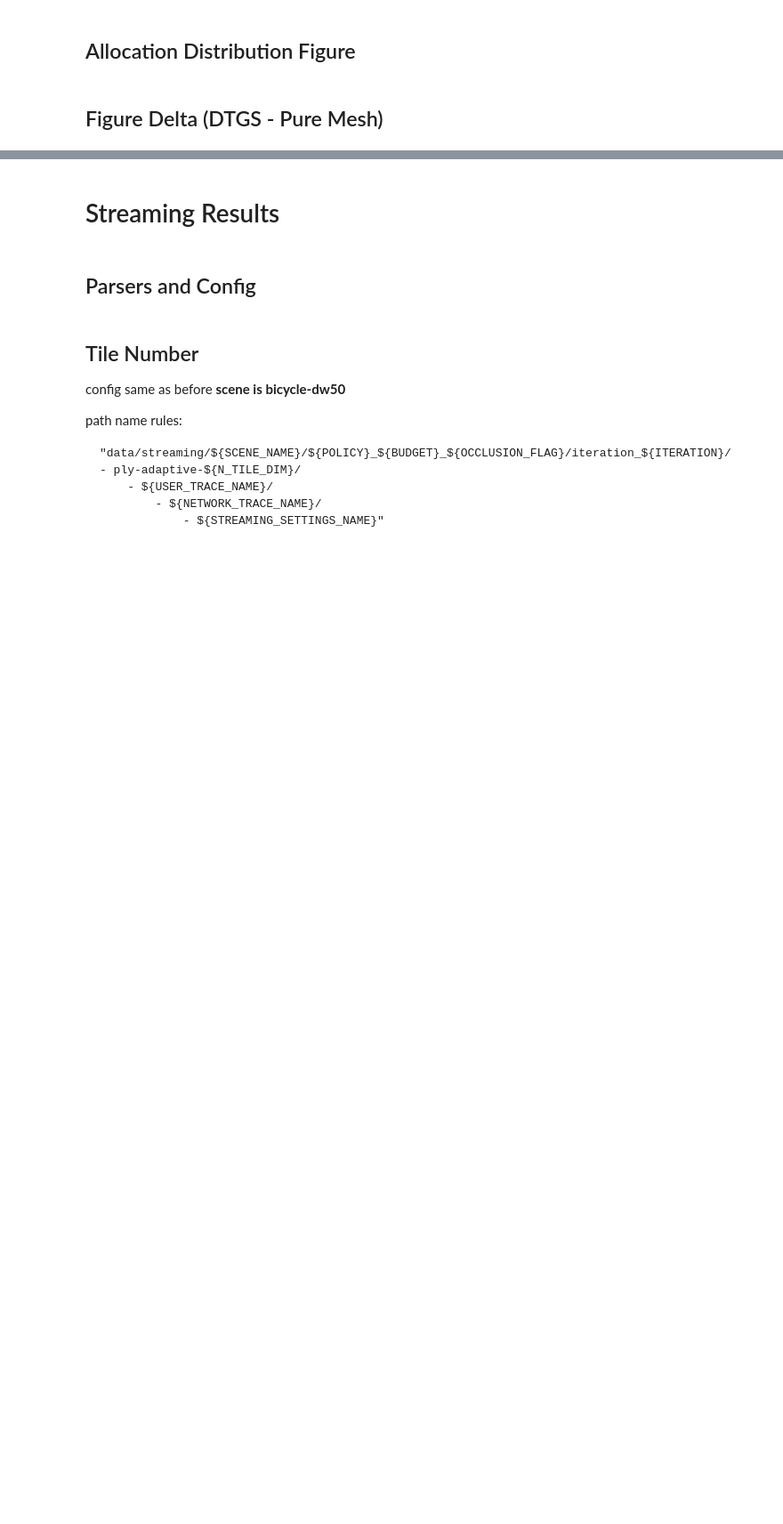
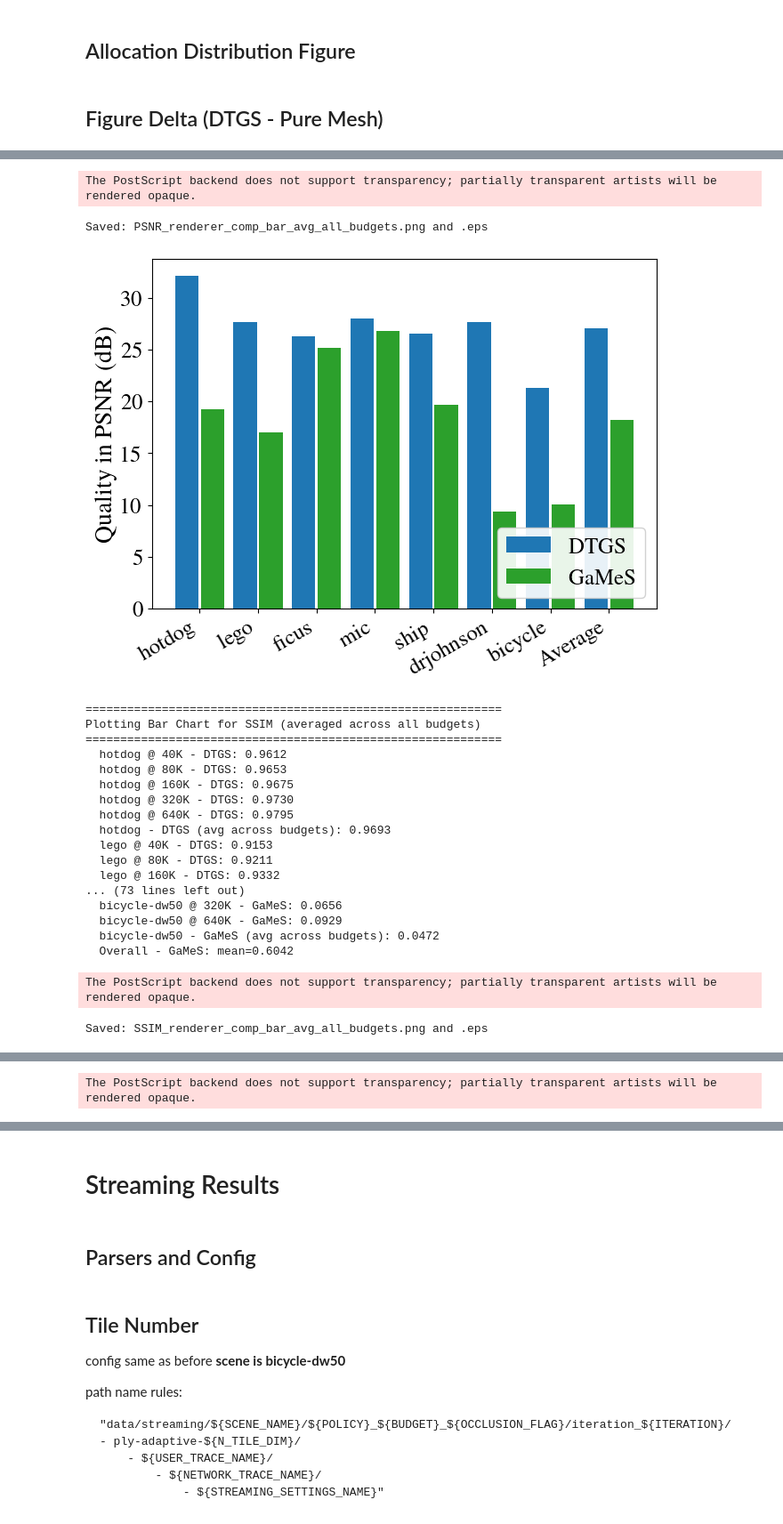
Before and after one commit to SYJINTW/mesh-splat, a Jupyter notebook: plotting.ipynb, the cells around one changed output, grey strips where cells are left out. Shown at 89% size. Drawn from its saved outputs; the diff is of its cells as text; code cells hidden in the pictures; blank space fills up the shorter version.

```diff
--- a/plotting.ipynb
+++ b/plotting.ipynb
@@ -1143,13 +1138,14 @@ def plot_renderer_comp_bar():
 
     For each metric (PSNR/SSIM/LPIPS):
     - x-axis: bar groups for each scene + overall average
-    - Each group has bars for different renderers (DTGS, TGS, GaMeS)
+    - Each group has bars for different renderers (DTGS, GaMeS)
     - y-axis: quality in PSNR/SSIM/LPIPS
+    - Values are averaged across all budgets (40k, 80k, 160k, 320k, 640k)
     """
     ITERATION = 'ours_15000'
     MESH_ITERATION = 'ours_1'
     POLICY = 'uniform'
-    BUDGET = 640000  # Using highest budget for comparison
+    BUDGETS = [40000, 80000, 160000, 320000, 640000]  # Average across all budgets
 
     input_dir = Path('./data')
     games_dir = Path('./data/games_results')
@@ -1159,7 +1155,6 @@ def plot_renderer_comp_bar():
     # Define renderers
     renderers = [
         {'name': 'dtgs', 'label': 'DTGS', 'color': color_palette[0], 'is_games': False},
-        # {'name': 'tgs', 'label': 'TGS', 'color': color_palette[1], 'is_games': False},
         {'name': 'games', 'label': 'GaMeS', 'color': color_palette[2], 'is_games': True},
     ]
 
@@ -1174,7 +1169,7 @@ def plot_renderer_comp_bar():
         fig, ax = plt.subplots(figsize=figsize)
 
         print(f"\n{'='*60}")
-        print(f"Plotting Bar Chart for {metric_key}")
+        print(f"Plotting Bar Chart for {metric_key} (averaged across all budgets)")
         print(f"{'='*60}")
 
         # x-axis labels: scene names + "Average"
@@ -1202,31 +1197,36 @@ def plot_renderer_comp_bar():
                 else:
                     scene_dir = input_dir / scene
 
-                if renderer_name == 'dtgs' or renderer_name == 'games':
-                    policy_file = scene_dir / f'{POLICY}_{BUDGET}_occlusion' / 'per_view_gs_mesh.json'
-                elif renderer_name == 'tgs':
-                    policy_file = scene_dir / f'{POLICY}_{BUDGET}_no_occlusion' / 'per_view_gs_mesh.json'
+                # Collect values across all budgets for this scene
+                budget_values = []
 
-                if policy_file.exists():
-                    with open(policy_file, 'r') as f:
-                        data = json.load(f)
+                for budget in BUDGETS:
+                    policy_file = scene_dir / f'{POLICY}_{budget}_occlusion' / 'per_view_gs_mesh.json'
 
-                    if ITERATION in data:
-                        metric_data = data[ITERATION][metric_key]
-                        if isinstance(metric_data, dict):
-                            values = [v for v in metric_data.values() if v != -1.0]
-                            scene_mean = np.mean(values)
-                        else:
-                            scene_mean = metric_data
+                    if policy_file.exists():
+                        with open(policy_file, 'r') as f:
+                            data = json.load(f)
 
-                        group_values.append(scene_mean)
-                        scene_values.append(scene_mean)
-                        print(f"  {scene} - {renderer['label']}: mean={scene_mean:.4f}")
-                    else:
-                        group_values.append(0)
+                        if ITERATION in data:
+                            metric_data = data[ITERATION][metric_key]
+                            if isinstance(metric_data, dict):
+                                values = [v for v in metric_data.values() if v != -1.0]
+                                budget_mean = np.mean(values)
+                            else:
+                                budget_mean = metric_data
+
+                            budget_values.append(budget_mean)
+                            print(f"  {scene} @ {budget//1000}K - {renderer['label']}: {budget_mean:.4f}")
+
+                # Average across budgets for this scene
+                if budget_values:
+                    scene_avg = np.mean(budget_values)
+                    group_values.append(scene_avg)
+                    scene_values.append(scene_avg)
+                    print(f"  {scene} - {renderer['label']} (avg across budgets): {scene_avg:.4f}")
                 else:
-                    print(f"  {scene} - {renderer['label']}: File not found")
                     group_values.append(0)
+                    print(f"  {scene} - {renderer['label']}: No data found")
 
             # Add overall average
             if scene_values:
@@ -1242,7 +1242,6 @@ def plot_renderer_comp_bar():
                    label=renderer['label'], color=renderer['color'])
 
         # Formatting
-        # ax.set_xlabel('Scene', fontsize=20)
         ax.set_ylabel(f"Quality in {metric_info['ylabel']}", fontsize=20)
         ax.set_xticks(x_pos + (n_renderers - 1) * (bar_width + bar_btw_space) / 2)
         ax.set_xticklabels(x_labels, fontsize=16, rotation=30, ha='right')
@@ -1256,7 +1255,7 @@ def plot_renderer_comp_bar():
         fig.set_constrained_layout(True)
 
         # Save
-        base_name = f'{metric_key}_renderer_comp_bar_budget{BUDGET//1000}K'
+        base_name = f'{metric_key}_renderer_comp_bar_avg_all_budgets'
         plt.savefig(output_dir / f'{base_name}.png', dpi=300, bbox_inches='tight')
         plt.savefig(output_dir / f'{base_name}.eps', format='eps', bbox_inches='tight')
         print(f"\nSaved: {base_name}.png and .eps\n")
@@ -1267,3 +1266,4 @@ def plot_renderer_comp_bar():
 
 # Run the bar plot
 plot_renderer_comp_bar()
+# %% [output]
@@ -1269,0 +1287,22 @@ plot_renderer_comp_bar()
+The PostScript backend does not support transparency; partially transparent artists will be rendered opaque.
+Saved: PSNR_renderer_comp_bar_avg_all_budgets.png and .eps
+[figure, added]
+============================================================
+Plotting Bar Chart for SSIM (averaged across all budgets)
+============================================================
+  hotdog @ 40K - DTGS: 0.9612
+  hotdog @ 80K - DTGS: 0.9653
+  hotdog @ 160K - DTGS: 0.9675
+  hotdog @ 320K - DTGS: 0.9730
+  hotdog @ 640K - DTGS: 0.9795
+  hotdog - DTGS (avg across budgets): 0.9693
+  lego @ 40K - DTGS: 0.9153
+  lego @ 80K - DTGS: 0.9211
+  lego @ 160K - DTGS: 0.9332
+... (73 lines left out)
+  bicycle-dw50 @ 320K - GaMeS: 0.0656
+  bicycle-dw50 @ 640K - GaMeS: 0.0929
+  bicycle-dw50 - GaMeS (avg across budgets): 0.0472
+  Overall - GaMeS: mean=0.6042
+The PostScript backend does not support transparency; partially transparent artists will be rendered opaque.
+Saved: SSIM_renderer_comp_bar_avg_all_budgets.png and .eps
@@ -1269,0 +1327 @@ plot_renderer_comp_bar()
+The PostScript backend does not support transparency; partially transparent artists will be rendered opaque.
```
Also changed, not shown: parts of 7 cells of this notebook.
